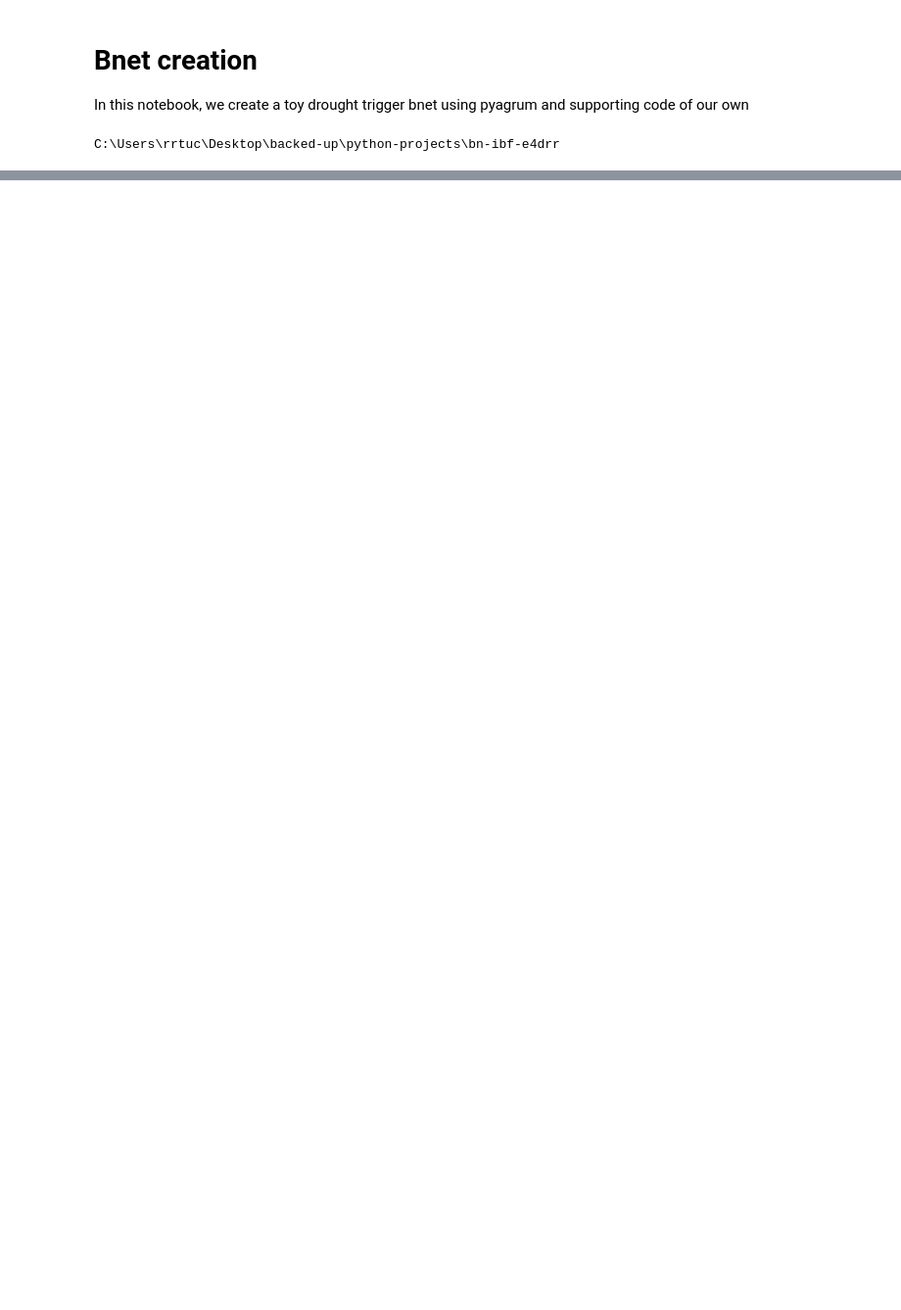
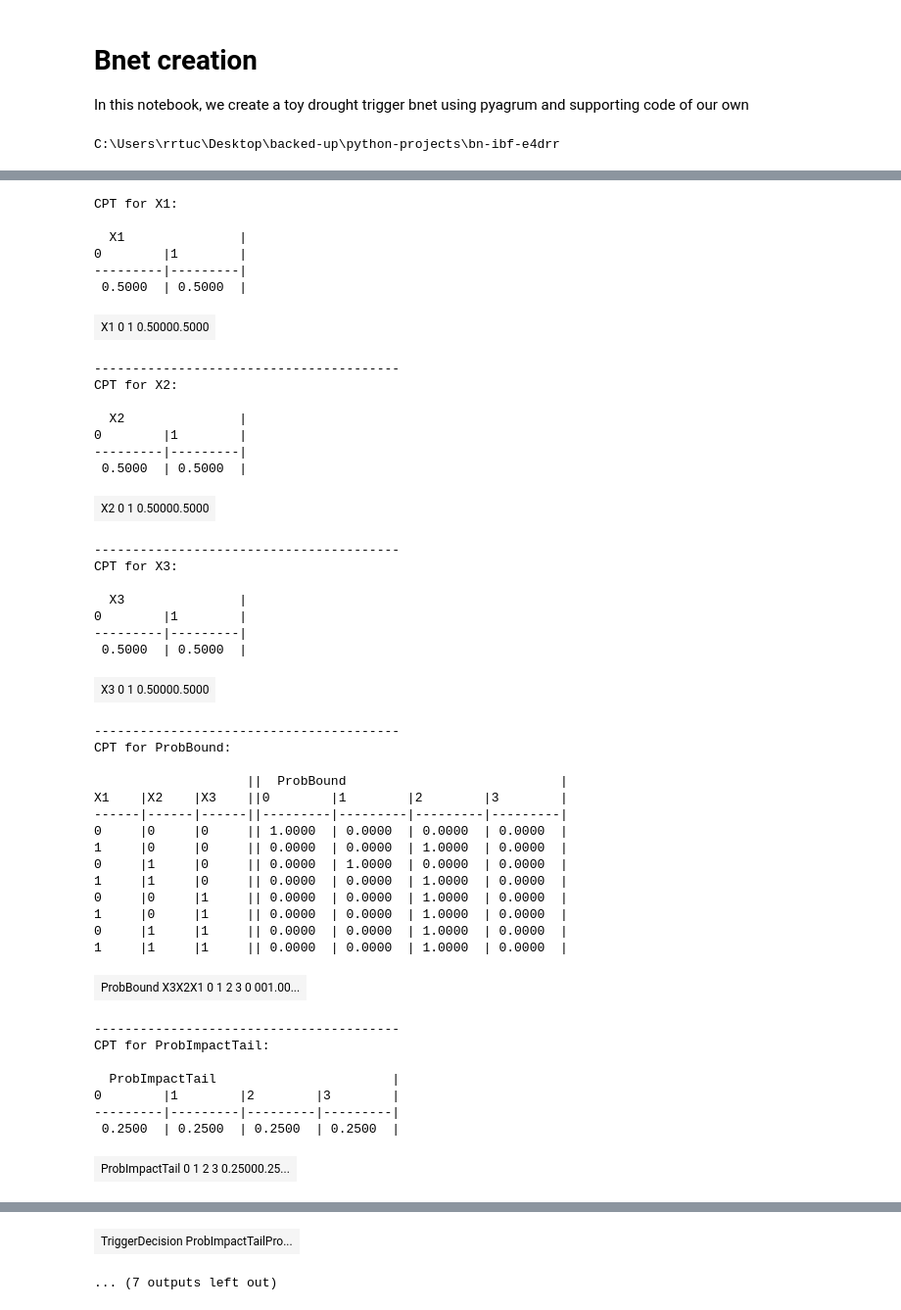
Before and after one commit to nishadhka/bn-ibf-e4drr, a Jupyter notebook: jupyter_notebooks/bnet-creation.ipynb, the cells around one changed output, grey strips where cells are left out. Shown at 98% size. Saved outputs shown, nothing was run; the diff lists cells and outputs as text; code cells hidden in the pictures; blank space fills up the shorter version.

```diff
--- a/jupyter_notebooks/bnet-creation.ipynb
+++ b/jupyter_notebooks/bnet-creation.ipynb
@@ -18,4 +18,4 @@ from bnet import *
 path = "data/leaf-nodes.csv"
 ins_costs = [3, 4, 3]
 rep_costs = [6, 12, 5]
-build_bnet(path, ins_costs, rep_costs)
+bn = build_bnet(path, ins_costs, rep_costs)
@@ -24,0 +27,54 @@ ValueError: cannot reshape array of size 50 into shape (2,4)
+# %%
+for node_id in bn.nodes():
+    node_name = bn.variable(node_id).name()
+    print(f"CPT for {node_name}:")
+    print(bn.cpt(node_id))
+    gnb.sideBySide(bn.cpt(node_id))
+    print("-" * 40)
+# %% [output]
+CPT for X1:
+
+  X1               |
+0        |1        |
+---------|---------|
+ 0.5000  | 0.5000  |
+| X1 0 1 0.50000.5000 |
+----------------------------------------
+CPT for X2:
+
+  X2               |
+0        |1        |
+---------|---------|
+ 0.5000  | 0.5000  |
+| X2 0 1 0.50000.5000 |
+----------------------------------------
+CPT for X3:
+
+  X3               |
+0        |1        |
+---------|---------|
+ 0.5000  | 0.5000  |
+| X3 0 1 0.50000.5000 |
+----------------------------------------
+CPT for ProbBound:
+
+                    ||  ProbBound                            |
+X1    |X2    |X3    ||0        |1        |2        |3        |
+------|------|------||---------|---------|---------|---------|
+0     |0     |0     || 1.0000  | 0.0000  | 0.0000  | 0.0000  |
+1     |0     |0     || 0.0000  | 0.0000  | 1.0000  | 0.0000  |
+0     |1     |0     || 0.0000  | 1.0000  | 0.0000  | 0.0000  |
+1     |1     |0     || 0.0000  | 0.0000  | 1.0000  | 0.0000  |
+0     |0     |1     || 0.0000  | 0.0000  | 1.0000  | 0.0000  |
+1     |0     |1     || 0.0000  | 0.0000  | 1.0000  | 0.0000  |
+0     |1     |1     || 0.0000  | 0.0000  | 1.0000  | 0.0000  |
+1     |1     |1     || 0.0000  | 0.0000  | 1.0000  | 0.0000  |
+| ProbBound X3X2X1 0 1 2 3 0 001.00... |
+----------------------------------------
+CPT for ProbImpactTail:
+
+  ProbImpactTail                       |
+0        |1        |2        |3        |
+---------|---------|---------|---------|
+ 0.2500  | 0.2500  | 0.2500  | 0.2500  |
+| ProbImpactTail 0 1 2 3 0.25000.25... |
@@ -24,0 +100,2 @@ ValueError: cannot reshape array of size 50 into shape (2,4)
+| TriggerDecision ProbImpactTailPro... |
+... (7 outputs left out)
```
Also changed, not shown: parts of 3 cells of this notebook, 7 other files.
